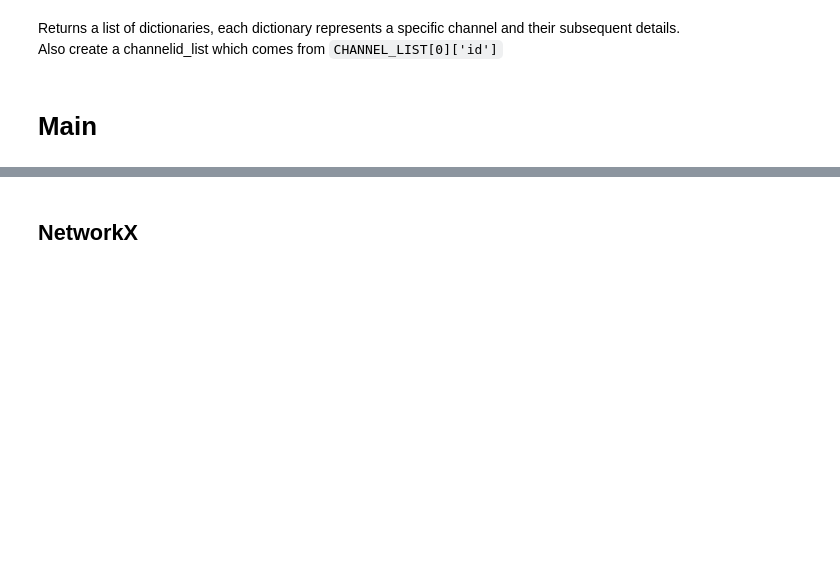
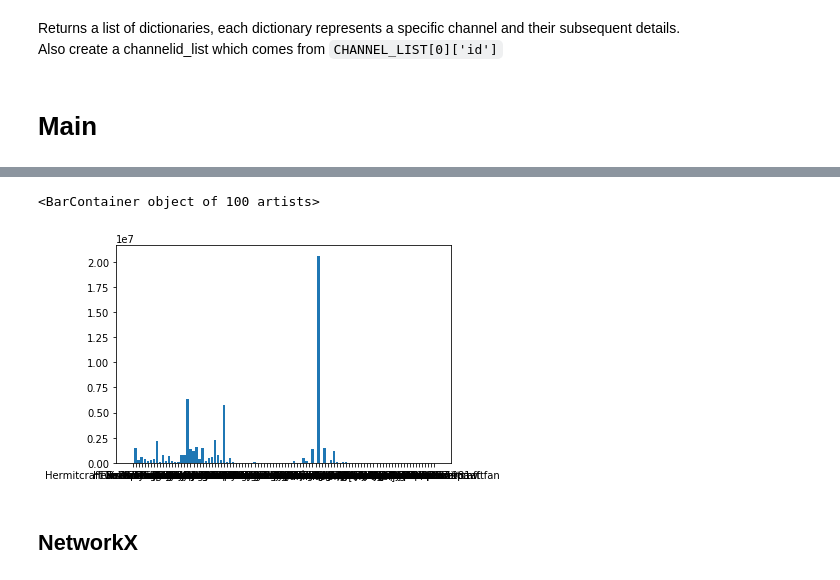
Before and after one commit to DanOvad/youtube-channel-analysis, a Jupyter notebook: youtube_data.ipynb, the cells around one changed output, grey strips where cells are left out. Saved outputs shown, nothing was run; the diff lists cells and outputs as text; code cells hidden in the pictures; blank space fills up the shorter version.

```diff
--- a/youtube_data.ipynb
+++ b/youtube_data.ipynb
@@ -173,3 +238,8 @@ DF.shape
+# %%
+plt.bar(DF['title'], DF['subscriberCount'])
+# %% [output]
+<BarContainer object of 100 artists>
+[figure, added]
 # %% [markdown]
 ## NetworkX
 # %%
```
Also changed, not shown: parts of 13 cells of this notebook.
